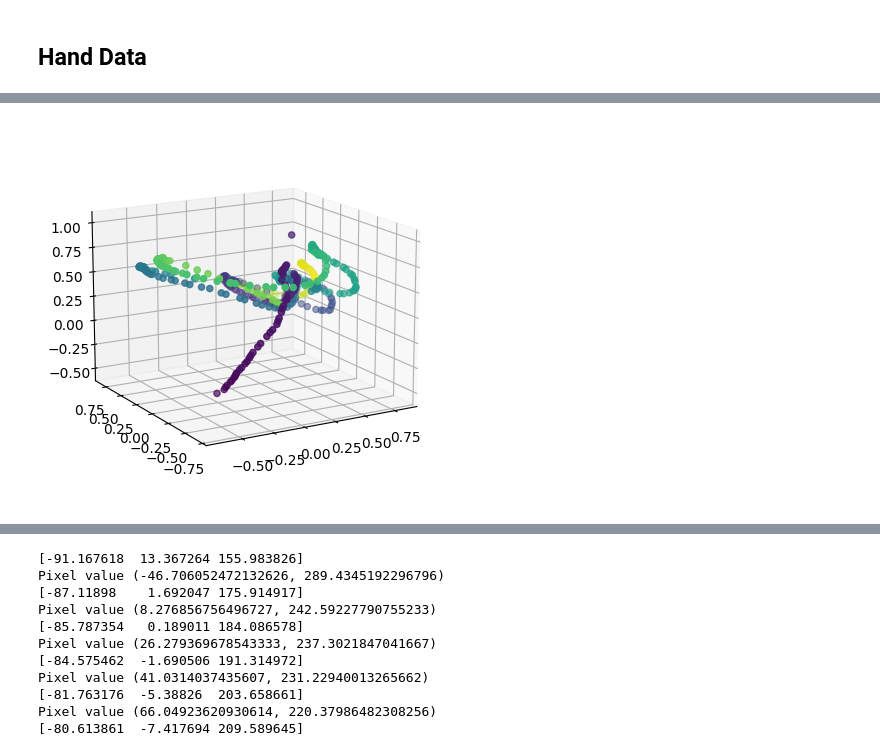
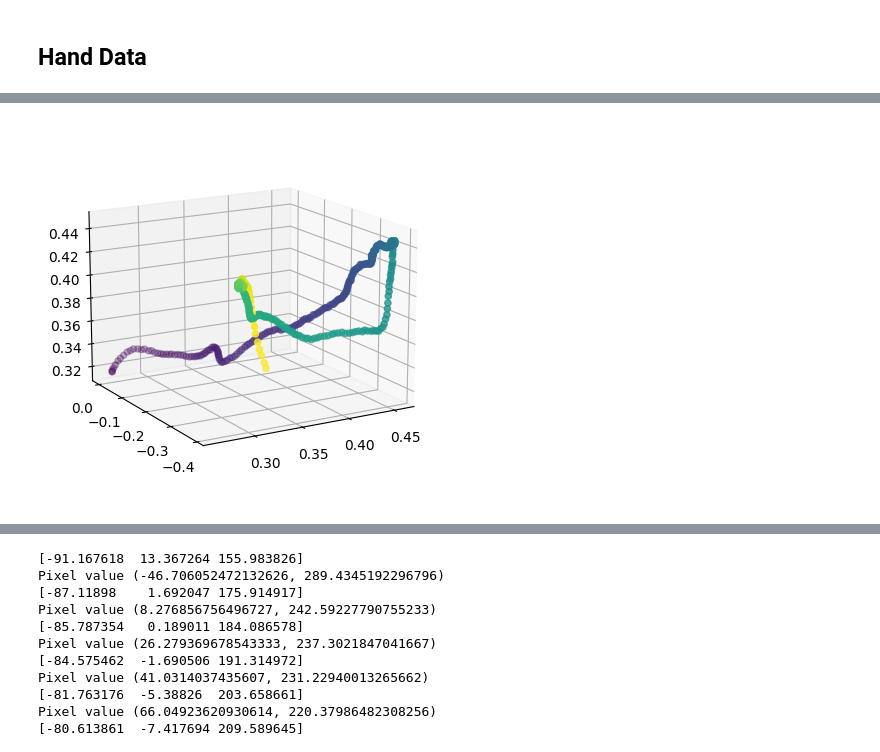
Before and after one commit to swati-gupta-tri-global/EgoMimic, a Jupyter notebook: mimicplay/scripts/aloha_process/VRV1.ipynb, the cells around one changed output, grey strips where cells are left out. Cells and saved outputs as stored; diff of their text form; code cells hidden in the pictures.

```diff
--- a/mimicplay/scripts/aloha_process/VRV1.ipynb
+++ b/mimicplay/scripts/aloha_process/VRV1.ipynb
@@ -34,0 +51,3 @@ FileNotFoundError: [Errno 2] Unable to synchronously open file (unable to open f
+# %%
+h5py_file = h5py.File("/coc/flash7/datasets/egoplay/trajPredDatasetv1/demo22.h5", "r")
+nds(h5py_file)
@@ -48,7 +78,7 @@ def scatter_3d(points, angle=0):
     ax.view_init(15, angle)
     # plt.show()
 # %%
-h5py_file["data/demo_0/obs/ee_pose"].shape
-scatter_3d(h5py_file["data/demo_0/obs/ee_pose"][0:500, :3], -120)
+h5py_file["demo0/obs/ee_pose"].shape
+scatter_3d(h5py_file["demo0/obs/ee_pose"][0:500, :3], -120)
 # %% [output]
-[figure, old version]
+[figure, new version]
```
Also changed, not shown: parts of 7 cells of this notebook, 6 other files.
